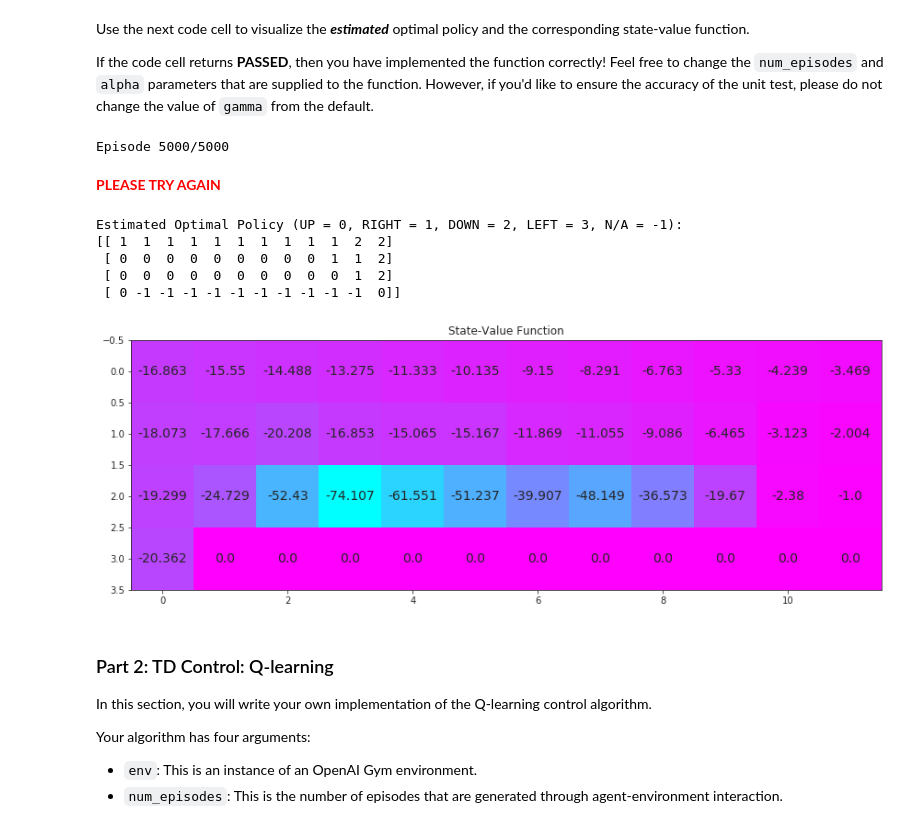
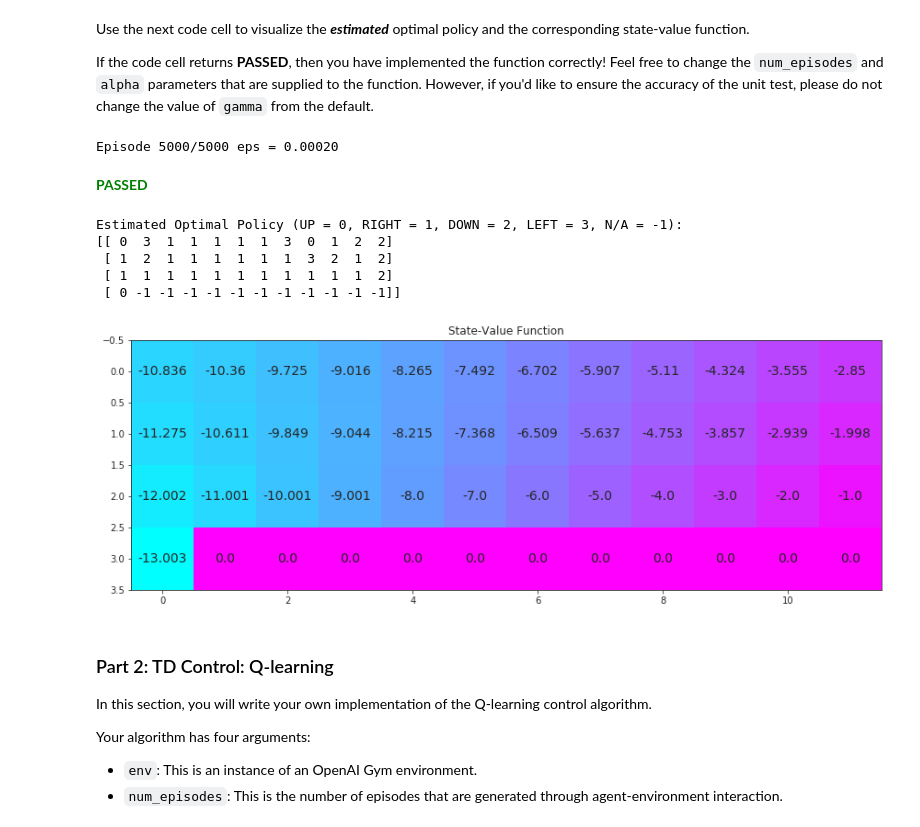
Before and after one commit to TonysCousin/udacity-reinforcement-learning, a Jupyter notebook: temporal_diff/Temporal_Difference.ipynb, the cells around one changed output. Cells and saved outputs as stored; diff of their text form; code cells hidden in the pictures.

Commit message:
Fixed Sarsa exercise. Matches unit test results.

```diff
--- a/temporal_diff/Temporal_Difference.ipynb
+++ b/temporal_diff/Temporal_Difference.ipynb
@@ -108,6 +108,7 @@ def sarsa(env, num_episodes, alpha, gamma=1.0):
     Q = defaultdict(lambda: np.zeros(env.nA))
 
     # set epsilon decay params
+    '''
     if num_episodes > 5:
         ep0 = 0.8
     else:
@@ -115,12 +116,15 @@ def sarsa(env, num_episodes, alpha, gamma=1.0):
     epf = 0.05
     ep_rate = ep0/num_episodes
     epsilon = ep0
+    '''
 
     # loop over episodes
     for i_episode in range(1, num_episodes+1):
+        epsilon = 1.0/i_episode
+
         # monitor progress
         if i_episode % 100 == 0:
-            print("\rEpisode {}/{}".format(i_episode, num_episodes), end="")
+            print("\rEpisode {}/{} eps = {:.5f}".format(i_episode, num_episodes, epsilon), end="")
             sys.stdout.flush()
 
         # set the initial state of the episode and find our first action via the known policy
@@ -140,12 +144,12 @@ def sarsa(env, num_episodes, alpha, gamma=1.0):
             #print("s_next= ", s_next, end="")
 
             # get the next action based on the current Q table, then find the expected reward for it
-            if s_next is not None:
+            if done:
+                a_next = -1
+                expected_val_next = 0.0
+            else:
                 a_next = sarsa_policy(Q, s_next, epsilon)
                 expected_val_next = Q[s_next][a_next]
-            else:
-                a_next = -1
-                expected_val_next = 0.0
             #print(" , a_next= ", a_next, ", r_next=", r_next, ", ev_next=", expected_val_next)
             #print("Before update:                             Q[", s_cur, ",] = ", Q[s_cur])
 
@@ -161,9 +165,11 @@ def sarsa(env, num_episodes, alpha, gamma=1.0):
             a_cur = a_next
 
         # decay epsilon for next episode
+        '''
         epsilon -= ep_rate
         if epsilon < epf:
             epsilon = epf
+        '''
 
     return Q
 # %% [markdown]
@@ -172,26 +178,26 @@ Use the next code cell to visualize the **_estimated_** optimal policy and the c
 If the code cell returns **PASSED**, then you have implemented the function correctly!  Feel free to change the `num_episodes` and `alpha` parameters that are supplied to the function.  However, if you'd like to ensure the accuracy of the unit test, please do not change the value of `gamma` from the default.
 # %%
 # obtain the estimated optimal policy and corresponding action-value function
-Q_sarsa = sarsa(env, 5000, 0.1)
+Q_sarsa = sarsa(env, 5000, 0.01)
 
 # print the estimated optimal policy
 policy_sarsa = np.array([np.argmax(Q_sarsa[key]) if key in Q_sarsa else -1 for key in np.arange(48)]).reshape(4,12)
 check_test.run_check('td_control_check', policy_sarsa)
 print("\nEstimated Optimal Policy (UP = 0, RIGHT = 1, DOWN = 2, LEFT = 3, N/A = -1):")
 print(policy_sarsa)
 
 # plot the estimated optimal state-value function
 V_sarsa = ([np.max(Q_sarsa[key]) if key in Q_sarsa else 0 for key in np.arange(48)])
 plot_values(V_sarsa)
 # %% [output]
-Episode 5000/5000
+Episode 5000/5000 eps = 0.00020
-**<span style="color: red;">PLEASE TRY AGAIN</span>**
+**<span style="color: green;">PASSED</span>**
 Estimated Optimal Policy (UP = 0, RIGHT = 1, DOWN = 2, LEFT = 3, N/A = -1):
-[[ 1  1  1  1  1  1  1  1  1  1  2  2]
- [ 0  0  0  0  0  0  0  0  0  1  1  2]
- [ 0  0  0  0  0  0  0  0  0  0  1  2]
- [ 0 -1 -1 -1 -1 -1 -1 -1 -1 -1 -1  0]]
+[[ 0  3  1  1  1  1  1  3  0  1  2  2]
+ [ 1  2  1  1  1  1  1  1  3  2  1  2]
+ [ 1  1  1  1  1  1  1  1  1  1  1  2]
+ [ 0 -1 -1 -1 -1 -1 -1 -1 -1 -1 -1 -1]]
-[figure, old version]
+[figure, new version]
 # %% [markdown]
 ### Part 2: TD Control: Q-learning
 
```
